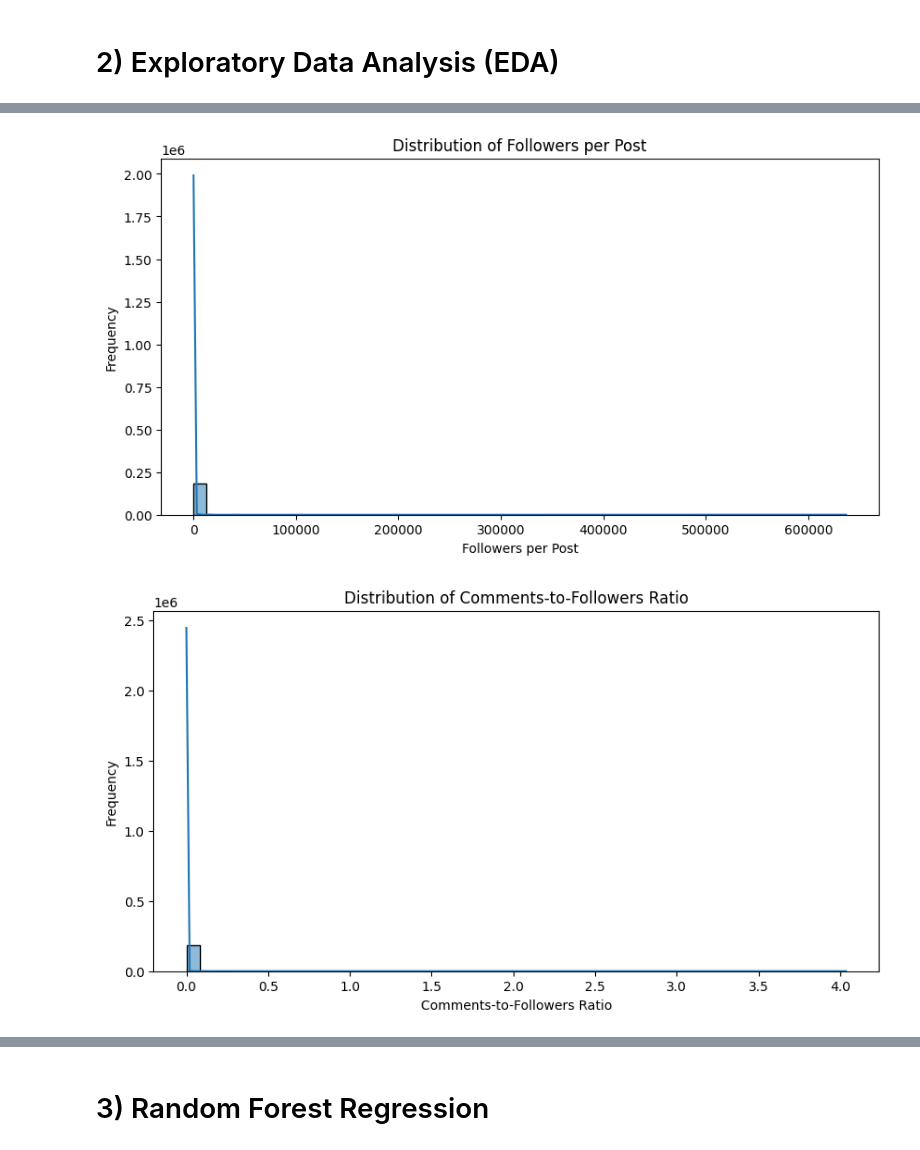
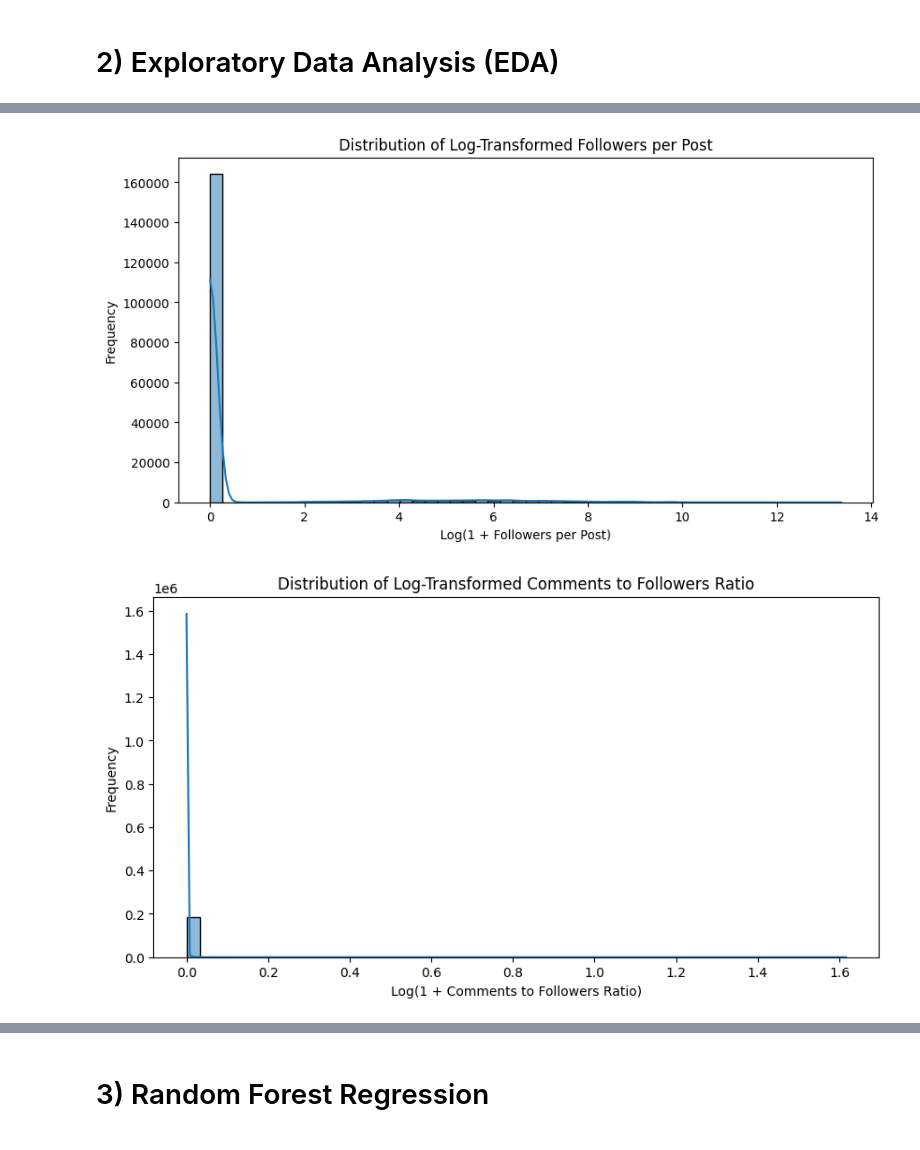
Before and after one commit to tcakmak0/CS412-ML-Project, a Jupyter notebook: regression_randomforest.ipynb, the cells around one changed output, grey strips where cells are left out. Saved outputs shown, nothing was run; the diff lists cells and outputs as text; code cells hidden in the pictures.

```diff
--- a/regression_randomforest.ipynb
+++ b/regression_randomforest.ipynb
@@ -194,20 +183,21 @@ plt.show()
 # %%
 # 3. Distribution of Engineered Features
+
 plt.figure(figsize=(10, 5))
-sns.histplot(df_combined['followers_per_post'], bins=50, kde=True)
-plt.title('Distribution of Followers per Post')
-plt.xlabel('Followers per Post')
+sns.histplot(df_combined['followers_per_post_log'], bins=50, kde=True)
+plt.title('Distribution of Log-Transformed Followers per Post')
+plt.xlabel('Log(1 + Followers per Post)')
 plt.ylabel('Frequency')
 plt.show()
 
 plt.figure(figsize=(10, 5))
-sns.histplot(df_combined['comments_to_followers_ratio'], bins=50, kde=True)
-plt.title('Distribution of Comments-to-Followers Ratio')
-plt.xlabel('Comments-to-Followers Ratio')
+sns.histplot(df_combined['comments_to_followers_ratio_log'], bins=50, kde=True)
+plt.title('Distribution of Log-Transformed Comments to Followers Ratio')
+plt.xlabel('Log(1 + Comments to Followers Ratio)')
 plt.ylabel('Frequency')
 plt.show()
 # %% [output]
-[figure, old version]
+[figure, new version]
-[figure, old version]
+[figure, new version]
 # %%
 # 4. Correlation Analysis
```
Also changed, not shown: parts of 17 cells of this notebook.
